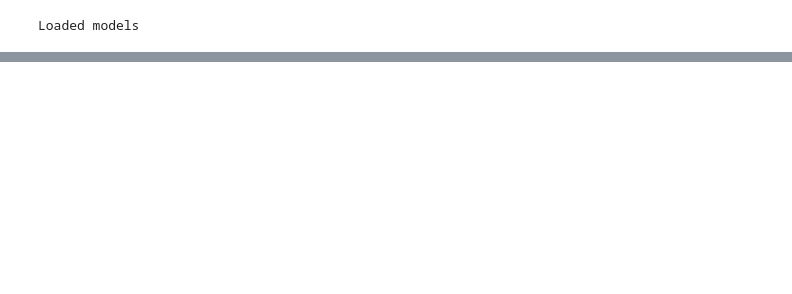
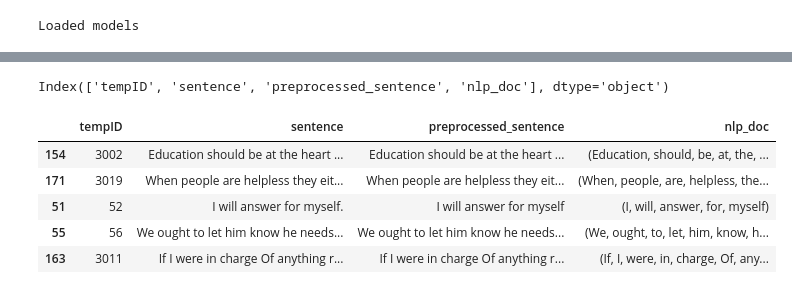
Before and after one commit to perspegrity5/SL_NLP_PassiveActive1, a Jupyter notebook: spacy_classifiers.ipynb, the cells around one changed output, grey strips where cells are left out. Cells and saved outputs as stored; diff of their text form; code cells hidden in the pictures; blank space fills up the shorter version.

```diff
--- a/spacy_classifiers.ipynb
+++ b/spacy_classifiers.ipynb
@@ -361,0 +284,12 @@ print("HTML files written into html folder")
+# %%
+df['nlp_doc'] = df['preprocessed_sentence'].apply(lambda ip : nlp(ip))
+print(df.columns)
+df.sample(frac=1).head()
+# %% [output]
+Index(['tempID', 'sentence', 'preprocessed_sentence', 'nlp_doc'], dtype='object')
+|  | tempID | sentence | preprocessed_sentence | nlp_doc |
+| 154 | 3002 | Education should be at the heart ... | Education should be at the heart ... | (Education, should, be, at, the, ... |
+| 171 | 3019 | When people are helpless they eit... | When people are helpless they eit... | (When, people, are, helpless, the... |
+| 51 | 52 | I will answer for myself. | I will answer for myself | (I, will, answer, for, myself) |
+| 55 | 56 | We ought to let him know he needs... | We ought to let him know he needs... | (We, ought, to, let, him, know, h... |
+| 163 | 3011 | If I were in charge Of anything r... | If I were in charge Of anything r... | (If, I, were, in, charge, Of, any... |
```
Also changed, not shown: parts of 25 cells of this notebook.
